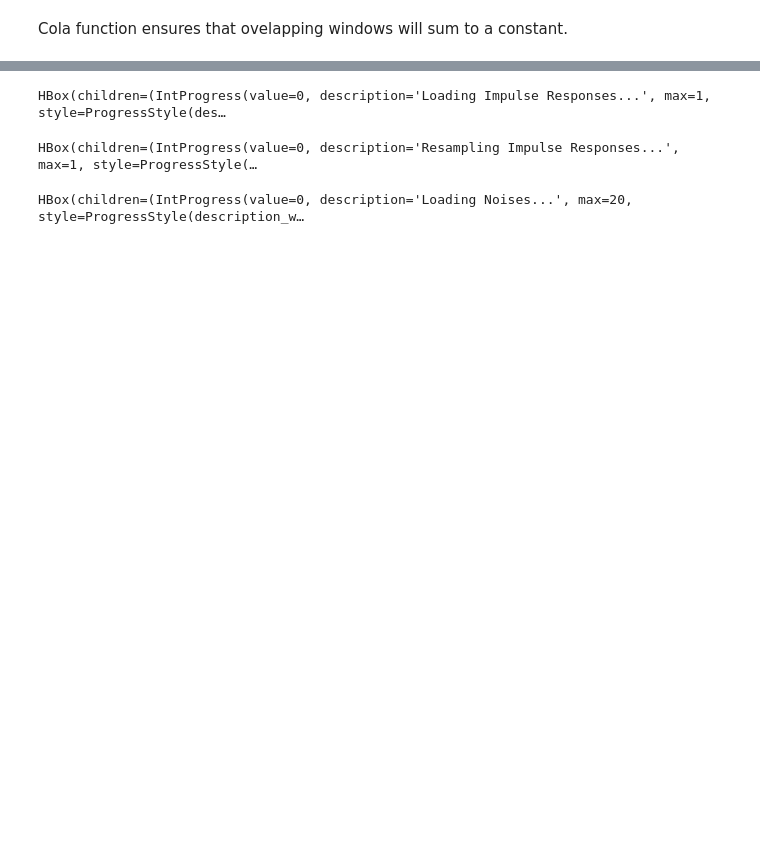
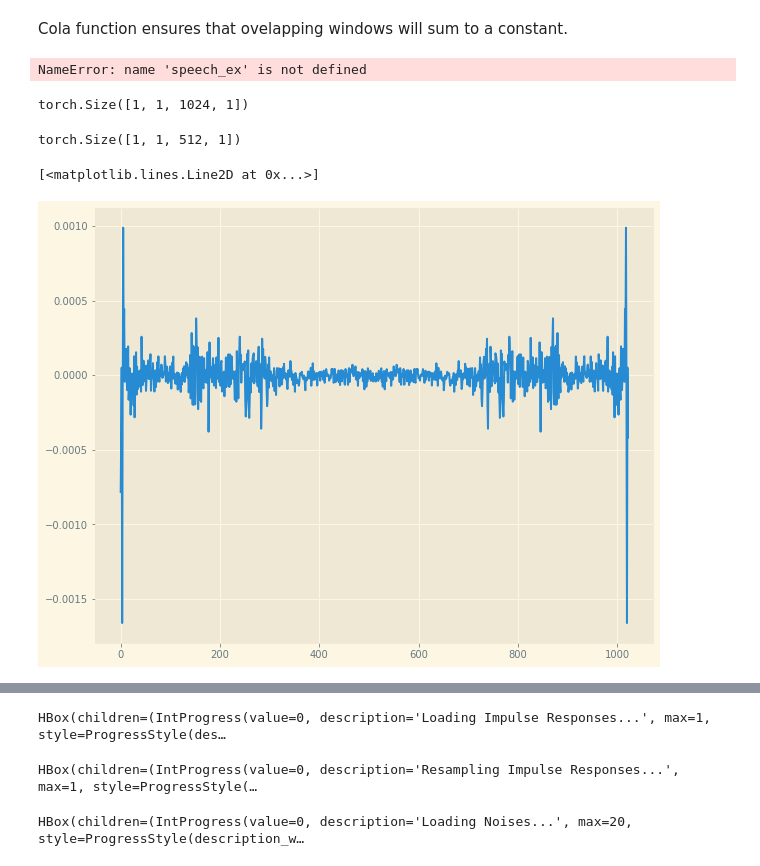
Before and after one commit to ZeroCHENml/DeReverb, a Jupyter notebook: Using_Dataloader.ipynb, the cells around one changed output, grey strips where cells are left out. Cells and saved outputs as stored; diff of their text form; code cells hidden in the pictures; blank space fills up the shorter version.

```diff
--- a/Using_Dataloader.ipynb
+++ b/Using_Dataloader.ipynb
@@ -105,6 +91,11 @@ def cola_window(win_size, hop_len, win_type=np.hamming):
     K = np.sqrt(hop_len / sum(pow(w,2)))
     w = w * K
     return w
+# %%
+def polar_to_cart(x):
+    amp = x[:,:,0].unsqueeze(-1)
+    phase = x[:,:,1].unsqueeze(-1)
+    return torch.cat((amp*torch.cos(phase), amp*torch.sin(phase)), dim=-1)
 # %%
 class ConvNet(nn.Module):
     def __init__(self, kernel_size):
@@ -145,3 +142,27 @@ class ConvNet(nn.Module):
             except:
                 pass
         return output
+# %%
+hop_len=256
+frame = 0
+size = 1024
+x = speech_ex
+f = x[:,hop_len*frame:hop_len*frame+size].unsqueeze(-1).unsqueeze(0)
+amp,phase = fourier(f, size//2)
+# %% [output]
+NameError: name 'speech_ex' is not defined
+# %%
+f.shape
+# %% [output]
+torch.Size([1, 1, 1024, 1])
+# %%
+amp.shape
+# %% [output]
+torch.Size([1, 1, 512, 1])
+# %%
+catted = polar_to_cart(torch.cat((amp.squeeze(0), phase.squeeze(0)), dim=-1))
+tagain = catted.irfft(1)
+plt.plot(tagain.T.numpy())
+# %% [output]
+[<matplotlib.lines.Line2D at 0x...>]
+[figure, added]
```
Also changed, not shown: parts of 21 cells of this notebook, 4 other files.
